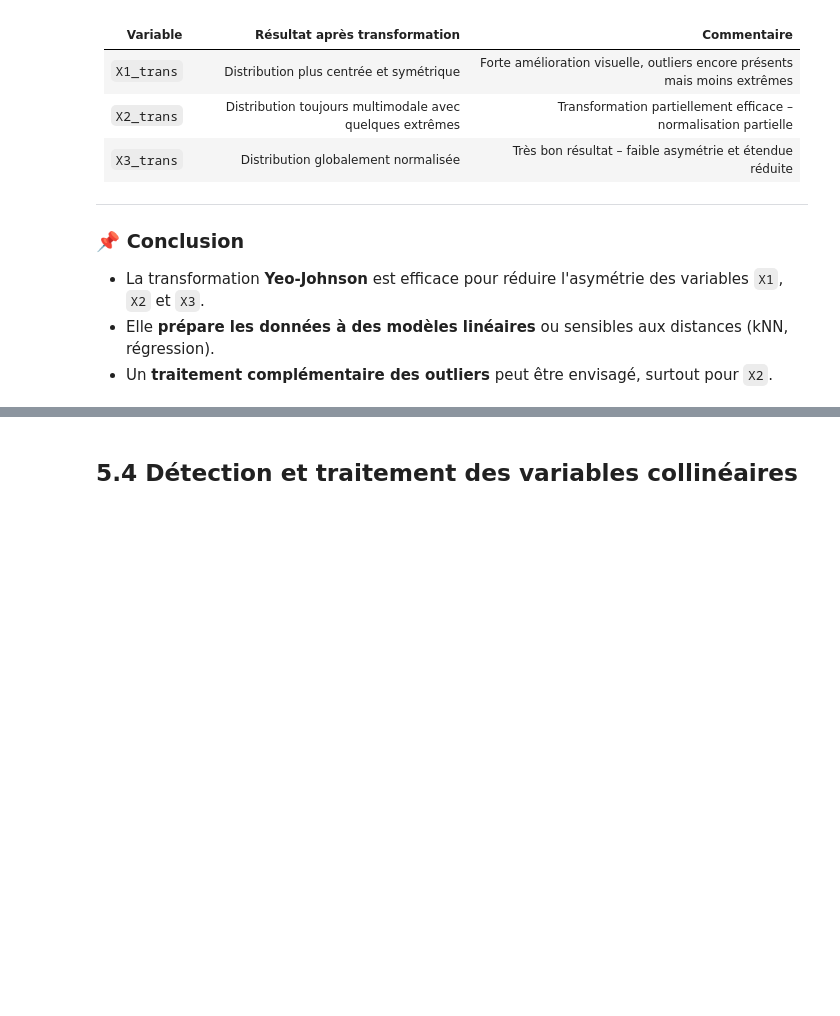
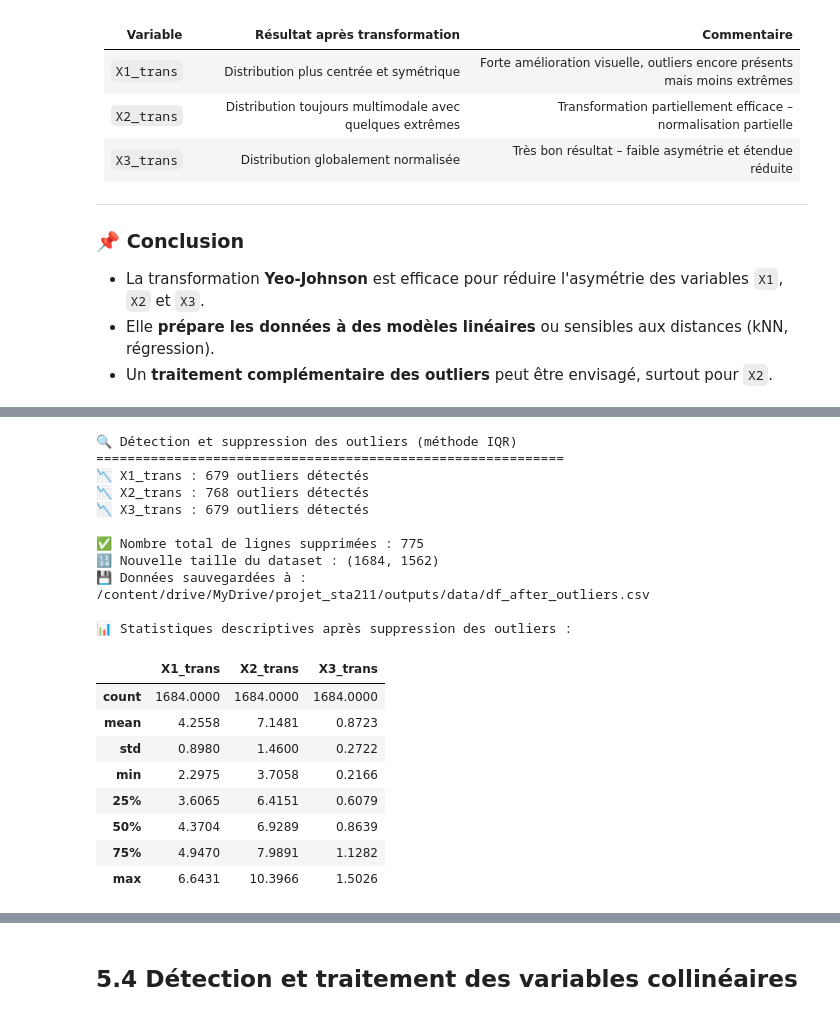
Before and after one commit to Abdoullatuf/projet_sta211_version_modulaire, a Jupyter notebook: notebooks/01_EDA_Preprocessing_v_modulaire.ipynb, the cells around one changed output, grey strips where cells are left out. Cells and saved outputs as stored; diff of their text form; code cells hidden in the pictures; blank space fills up the shorter version.

```diff
--- a/notebooks/01_EDA_Preprocessing_v_modulaire.ipynb
+++ b/notebooks/01_EDA_Preprocessing_v_modulaire.ipynb
@@ -1406,0 +1442,51 @@ Les histogrammes et boxplots suivants montrent l'effet de la transformation Yeo-
+# %%
+## 5.2 Détection et suppression des outliers <a id="detection-et-suppression-des-outliers"></a>
+
+print("🔍 Détection et suppression des outliers (méthode IQR)")
+print("=" * 60)
+
+from preprocessing.outliers import detect_and_remove_outliers
+
+# ✅ Variables à traiter (transformées)
+transformed_cols = ["X1_trans", "X2_trans", "X3_trans"]
+
+# ✅ Sauvegarde de la version avant suppression
+df_with_outliers = df_study.copy()
+
+# ✅ Chemin de sauvegarde après nettoyage
+output_path = OUTPUTS_DIR / "data" / "df_after_outliers.csv"
+
+# ✅ Suppression des outliers avec export CSV
+df_study = detect_and_remove_outliers(
+    df=df_study,
+    columns=transformed_cols,
+    method='iqr',
+    iqr_multiplier=1.5,
+    verbose=True,
+    save_path=output_path
+)
+
+# ✅ Aperçu statistique post-nettoyage
+print("\n📊 Statistiques descriptives après suppression des outliers :")
+display(df_study[transformed_cols].describe())
+# %% [output]
+🔍 Détection et suppression des outliers (méthode IQR)
+============================================================
+📉 X1_trans : 679 outliers détectés
+📉 X2_trans : 768 outliers détectés
+📉 X3_trans : 679 outliers détectés
+
+✅ Nombre total de lignes supprimées : 775
+🔢 Nouvelle taille du dataset : (1684, 1562)
+💾 Données sauvegardées à : /content/drive/MyDrive/projet_sta211/outputs/data/df_after_outliers.csv
+
+📊 Statistiques descriptives après suppression des outliers :
+|  | X1_trans | X2_trans | X3_trans |
+| count | 1684.0000 | 1684.0000 | 1684.0000 |
+| mean | 4.2558 | 7.1481 | 0.8723 |
+| std | 0.8980 | 1.4600 | 0.2722 |
+| min | 2.2975 | 3.7058 | 0.2166 |
+| 25% | 3.6065 | 6.4151 | 0.6079 |
+| 50% | 4.3704 | 6.9289 | 0.8639 |
+| 75% | 4.9470 | 7.9891 | 1.1282 |
+| max | 6.6431 | 10.3966 | 1.5026 |
```
Also changed, not shown: parts of 13 cells of this notebook, 9 other files.
